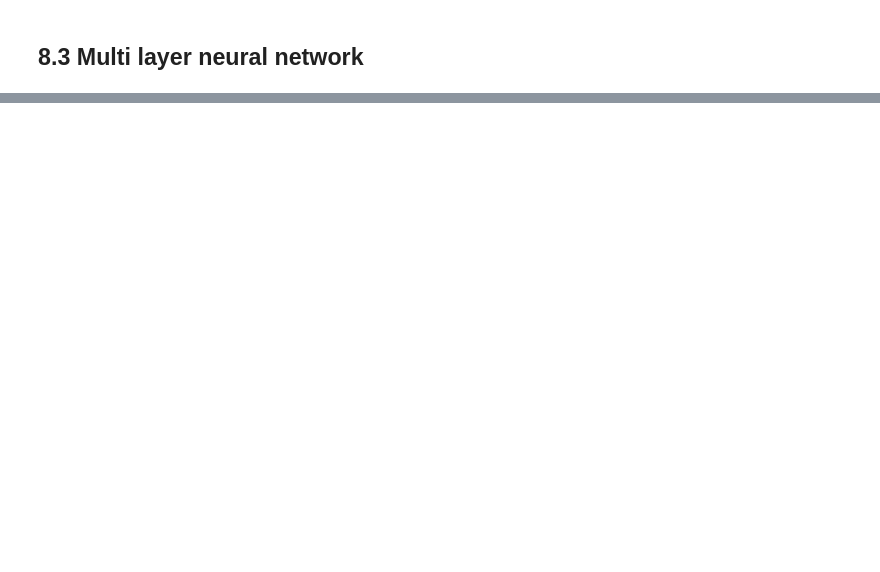
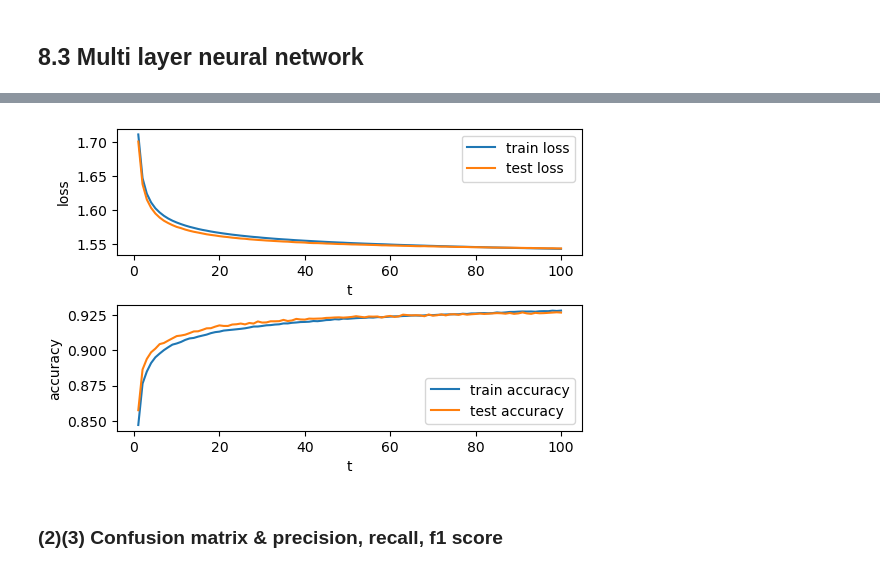
Before and after one commit to masahiro-negishi/TIoT-machine-learning, a Jupyter notebook: Classification/neural_neowork_2.ipynb, the cells around one changed output, grey strips where cells are left out. Drawn from its saved outputs; the diff is of its cells as text; code cells hidden in the pictures; blank space fills up the shorter version.

```diff
--- a/Classification/neural_neowork_2.ipynb
+++ b/Classification/neural_neowork_2.ipynb
@@ -260,0 +346,8 @@ OrderedDict([('linear1.weight', tensor([[ 0.9903, -3.7716]])),
+# %%
+loss = -(-torch.dot(torch.addmv(b, W, x).relu(), q).add_(c).sigmoid()).add(1).log()
+loss.backward()
+print(loss.item())
+print(W.grad)
+print(b.grad)
+print(q.grad)
+print(c.grad)
@@ -260,0 +365,7 @@ OrderedDict([('linear1.weight', tensor([[ 0.9903, -3.7716]])),
+# %%
+data = np.load('mnist.npz')
+
+print("Training data (X):", data['train_x'].shape, data['train_x'].dtype)
+print("Training data (Y):", data['train_y'].shape, data['train_y'].dtype)
+print("Test data (X):", data['test_x'].shape, data['test_x'].dtype)
+print("Test data (Y):", data['test_y'].shape, data['test_y'].dtype)
@@ -260,0 +377,11 @@ OrderedDict([('linear1.weight', tensor([[ 0.9903, -3.7716]])),
+# %%
+# Convert data to tensor
+
+def img_to_vec(X):
+    # N * 28 * 28 -> N * 784
+    return np.reshape(X, (X.shape[0], -1))
+
+X_train = torch.from_numpy(img_to_vec(data['train_x'])).type(torch.float).to(device)
+Y_train = torch.from_numpy(data['train_y']).type(torch.long).to(device)
+X_test = torch.from_numpy(img_to_vec(data['test_x'])).type(torch.float).to(device)
+Y_test = torch.from_numpy(data['test_y']).type(torch.long).to(device)
@@ -260,0 +450,23 @@ OrderedDict([('linear1.weight', tensor([[ 0.9903, -3.7716]])),
+# %%
+def show_graph(train_loss_h, train_accuracy_h, test_loss_h, test_accuracy_h):
+    fig, ax = plt.subplots(2, 1, dpi=100)
+    t = np.arange(1, len(train_loss_h)+1)
+    ax[0].plot(t, train_loss_h, label='train loss')
+    ax[0].plot(t, test_loss_h, label='test loss')
+    ax[0].legend()
+    ax[0].set_xlabel('t')
+    ax[0].set_ylabel('loss')
+
+    ax[1].plot(t, train_accuracy_h, label='train accuracy')
+    ax[1].plot(t, test_accuracy_h, label='test accuracy')
+    ax[1].legend()
+    ax[1].set_xlabel('t')
+    ax[1].set_ylabel('accuracy')
+    plt.subplots_adjust(hspace=0.4)
+    plt.show()
+# %%
+show_graph(train_loss_h, train_accuracy_h, test_loss_h, test_accuracy_h)
+# %% [output]
+[figure, added]
+# %% [markdown]
+### (2)(3) Confusion matrix & precision, recall, f1 score
```
Also changed, not shown: parts of 32 cells of this notebook.
